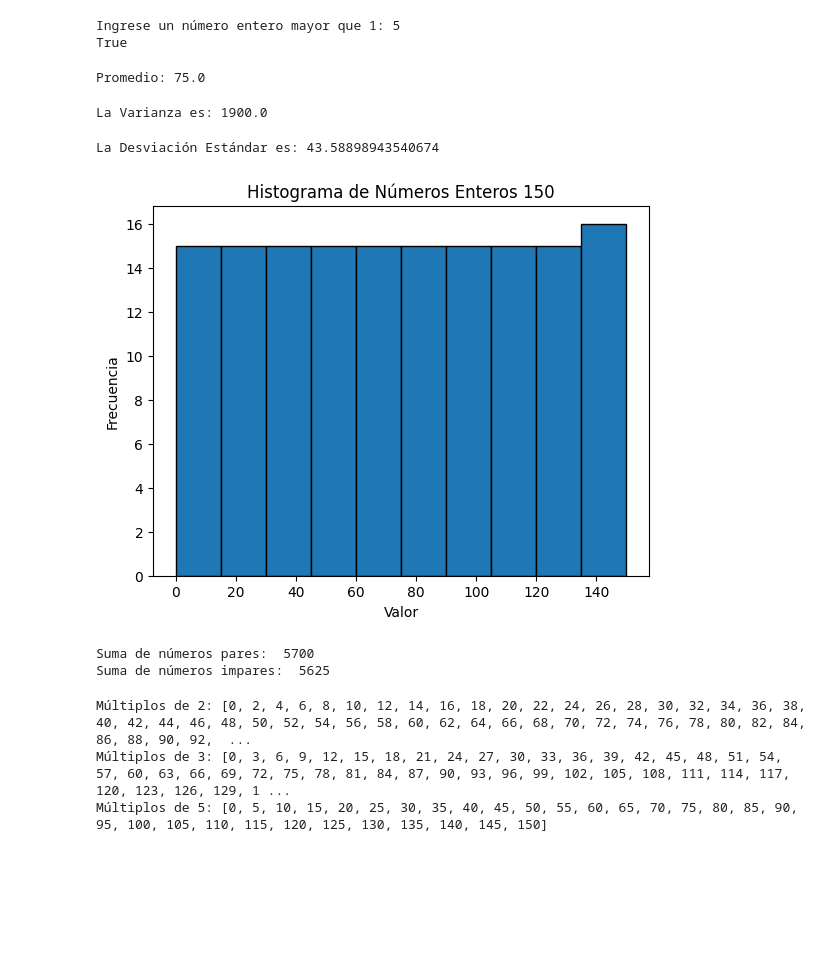
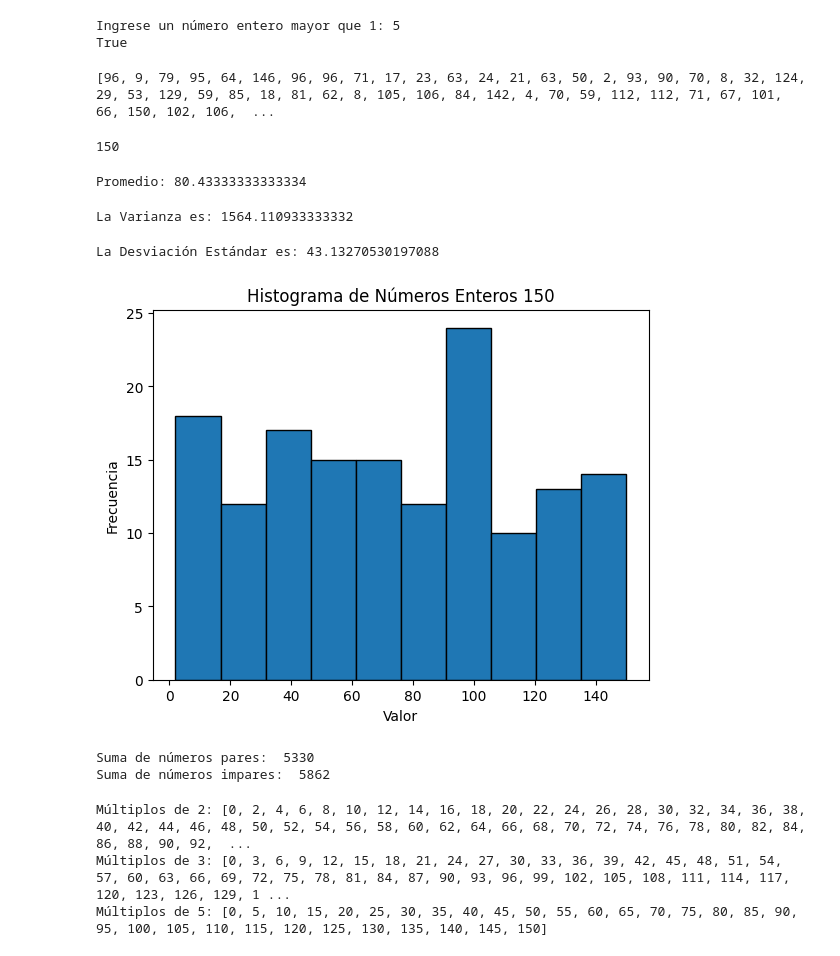
Before and after one commit to AlejandroJabobo/THC-tareas, a Jupyter notebook: THC_HUBERT_ALEJANDRO_GARCIA_JACOBO_Tarea7.ipynb, the cells around one changed output. Drawn from its saved outputs; the diff is of its cells as text; code cells hidden in the pictures; blank space fills up the shorter version.

```diff
--- a/THC_HUBERT_ALEJANDRO_GARCIA_JACOBO_Tarea7.ipynb
+++ b/THC_HUBERT_ALEJANDRO_GARCIA_JACOBO_Tarea7.ipynb
@@ -30,21 +30,30 @@ Ingrese un número entero mayor que 1: 5
 True
 # %%
 #2.-calcule a través de funciones estándar o lambda lo siguiente:
+# %%
+import random
+#Lista de 150 numeros
+num= [random.randint(1, 150) for _ in range(150)]
+print(num)
+len(num)
+# %% [output]
+[96, 9, 79, 95, 64, 146, 96, 96, 71, 17, 23, 63, 24, 21, 63, 50, 2, 93, 90, 70, 8, 32, 124, 29, 53, 129, 59, 85, 18, 81, 62, 8, 105, 106, 84, 142, 4, 70, 59, 112, 112, 71, 67, 101, 66, 150, 102, 106,  ...
+150
 # %%
 #El promedio
 # Crear un arreglo de 150 números
-num = list(range(151))
+num= [random.randint(1, 150) for _ in range(150)]
 # Sumar todos los numeros y dividirlos entre la cantidad de teminos que hay
 promedio = sum(num) / len(num)
 
 # Imprimir el resultado
 print("Promedio:", promedio)
 # %% [output]
-Promedio: 75.0
+Promedio: 80.43333333333334
 # %%
 #La varianza
 # Crear un arreglo de 150 números
-num = list(range(151))
+num= [random.randint(1, 150) for _ in range(150)]
 
 # Calcular la media
 media = sum(num) / len(num)
@@ -58,11 +67,11 @@ varianza = sumacuadrados / len(num)
 # Imprimir el resultado
 print("La Varianza es:", varianza)
 # %% [output]
-La Varianza es: 1900.0
+La Varianza es: 1564.110933333332
 # %%
 #La desviación estándar
 # Crear un arreglo de 150 números
-num = list(range(151))
+num= [random.randint(1, 150) for _ in range(150)]
 
 # Calcular la media
 media = sum(num) / len(num)
@@ -79,30 +88,30 @@ desviacionestandar = varianza**.5
 # Imprimir el resultado
 print("La Desviación Estándar es:", desviacionestandar)
 # %% [output]
-La Desviación Estándar es: 43.58898943540674
+La Desviación Estándar es: 43.13270530197088
 # %%
 #4.-Visualice los datos en un histograma.
 import matplotlib.pyplot as plt
 
 # Crear un arreglo de 150 números
-num = list(range(151))
+num= [random.randint(1, 150) for _ in range(150)]
 
 # Crear un histograma
 plt.hist(num, edgecolor='black')
 
 # Configurar el título y etiquetas
 plt.title('Histograma de Números Enteros 150')
 plt.xlabel('Valor')
 plt.ylabel('Frecuencia')
 
 # Mostrar el histograma
 plt.show()
 # %% [output]
-[figure, old version]
+[figure, new version]
 # %%
 #La suma de los números pares e impares.
 # Crear un arreglo de 150 números
-num= list(range(151))
+num= [random.randint(1, 150) for _ in range(150)]
 
 # Calcular la suma de los números pares e impares
 pares = sum(x for x in num if x % 2 == 0)
@@ -112,8 +121,8 @@ impares = sum(x for x in num if x % 2 != 0)
 print("Suma de números pares: ",pares)
 print("Suma de números impares: ", impares)
 # %% [output]
-Suma de números pares:  5700
-Suma de números impares:  5625
+Suma de números pares:  5330
+Suma de números impares:  5862
 # %%
 #Los múltiplos de 2, 3 y 5.
 # Crear un arreglo de 150 números
```
Also changed, not shown: parts of 1 cell of this notebook.
